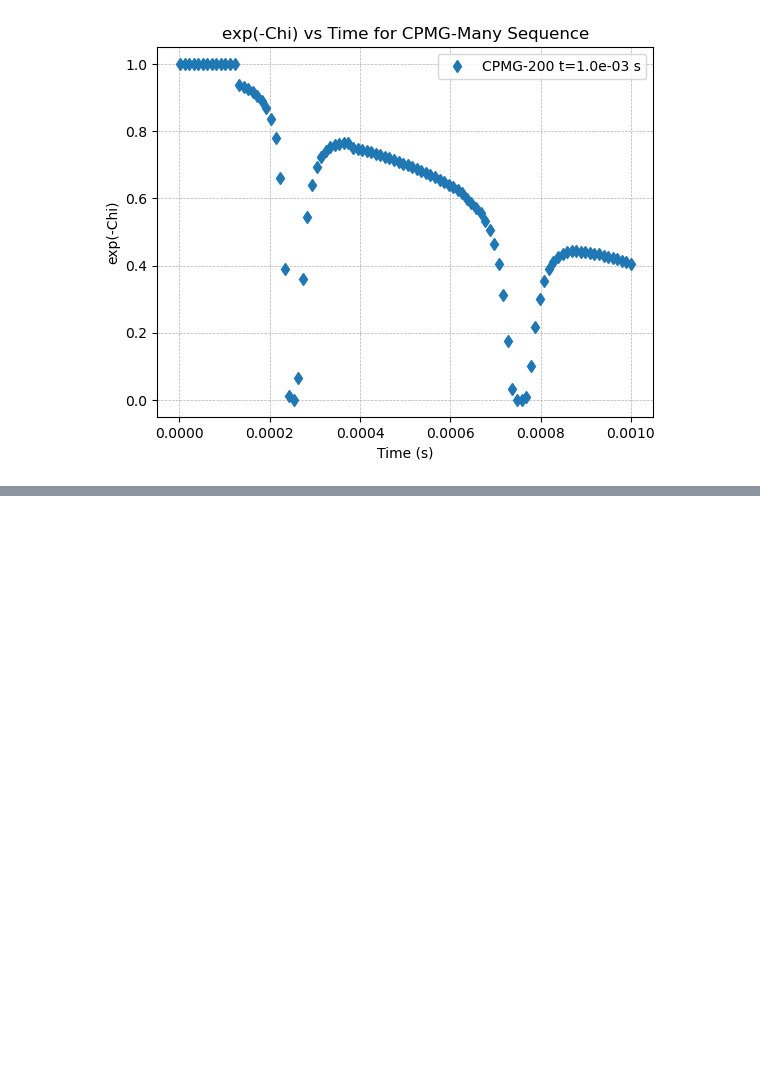
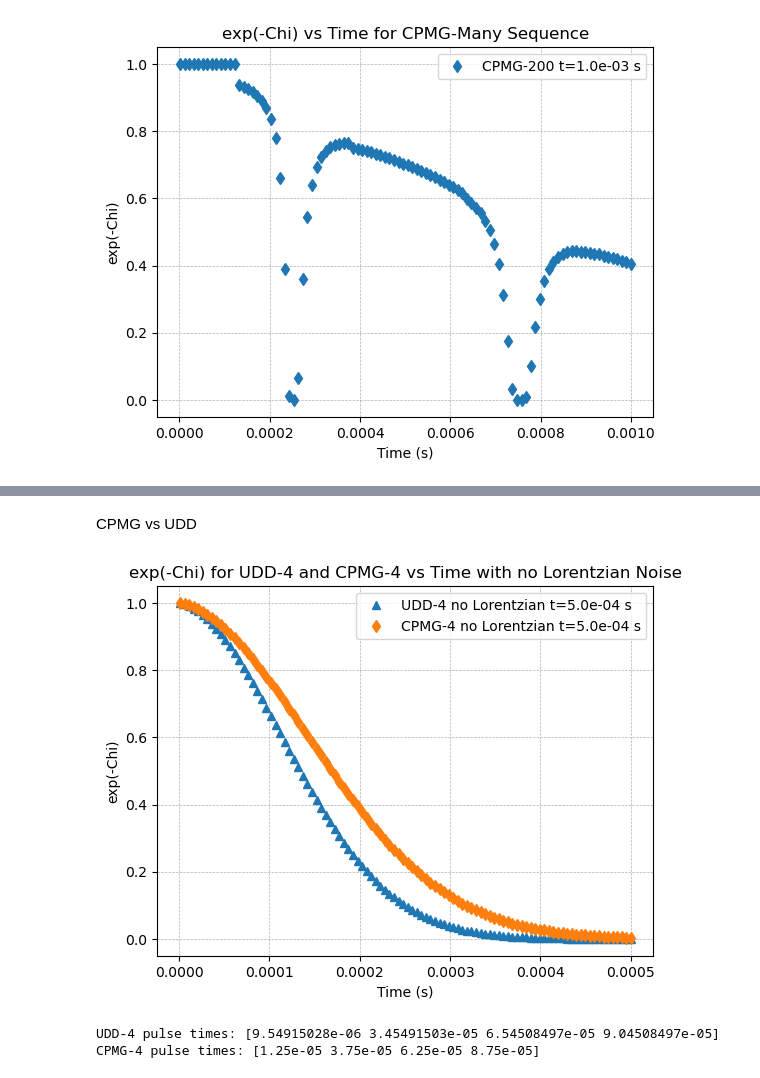
Before and after one commit to osipra/qubit-noise-spectroscopy, a Jupyter notebook: notebooks/02_noise_models.ipynb, the cells around one changed output, grey strips where cells are left out. Drawn from its saved outputs; the diff is of its cells as text; code cells hidden in the pictures; blank space fills up the shorter version.

```diff
--- a/notebooks/02_noise_models.ipynb
+++ b/notebooks/02_noise_models.ipynb
@@ -90,0 +113,38 @@ plt.show()
+# %% [markdown]
+CPMG vs UDD
+# %%
+A_lorentzian = 0
+
+chi_CPMGnew = []
+for i in range(len(t)):
+    F_CPMG_values = F_CPMG(omega, t[i], 4)
+    chi = compute_chi(omega, total_noise(omega, A_pink, alpha, A_white, A_lorentzian, f0, gamma), F_CPMG_values)
+    chi_CPMGnew.append(chi)
+
+chi_UDDnew = []
+for i in range(len(t)):
+    F_UDD_values = F_UDD(omega, t[i], 4)
+    chi = compute_chi(omega, total_noise(omega, A_pink, alpha, A_white, A_lorentzian, f0, gamma), F_UDD_values)
+    chi_UDDnew.append(chi)
+
+
+plt.plot(t, np.exp(-np.array(chi_UDDnew)), '^', label=f'UDD-4 no Lorentzian t={t[i]:.1e} s')
+plt.plot(t, np.exp(-np.array(chi_CPMGnew)), 'd', label=f'CPMG-4 no Lorentzian t={t[i]:.1e} s')
+plt.xlabel('Time (s)')
+plt.ylabel('exp(-Chi)')
+plt.title('exp(-Chi) for UDD-4 and CPMG-4 vs Time with no Lorentzian Noise')
+plt.legend()
+plt.grid(True, which='both', linestyle='--', linewidth=0.5)
+plt.show()
+# %% [output]
+[figure, added]
+# %%
+t_test = 100e-6
+j = np.arange(1, 5)
+t_udd = t_test * np.sin(j * np.pi / (2 * 5))**2
+t_cpmg = (2*j - 1) * t_test / 8
+print("UDD-4 pulse times:", t_udd)
+print("CPMG-4 pulse times:", t_cpmg)
+# %% [output]
+UDD-4 pulse times: [9.54915028e-06 3.45491503e-05 6.54508497e-05 9.04508497e-05]
+CPMG-4 pulse times: [1.25e-05 3.75e-05 6.25e-05 8.75e-05]
```
Also changed, not shown: parts of 3 cells of this notebook, 2 other files.
